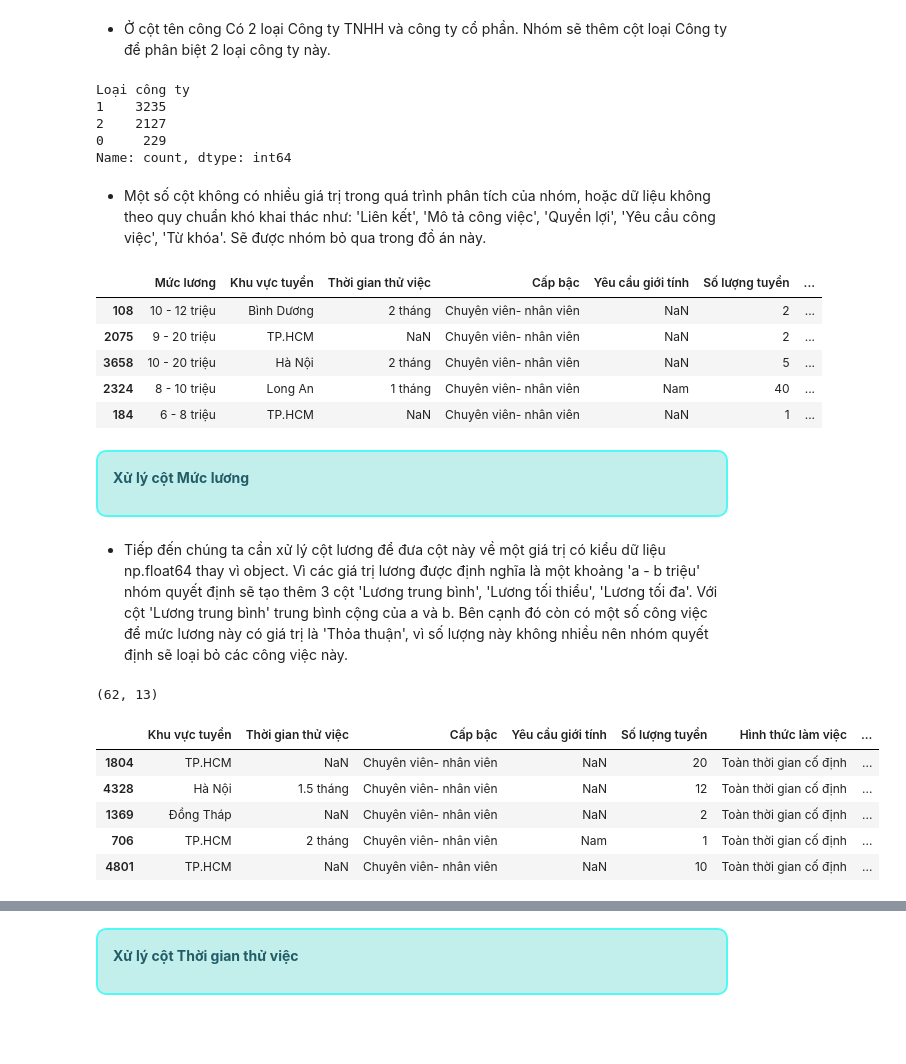
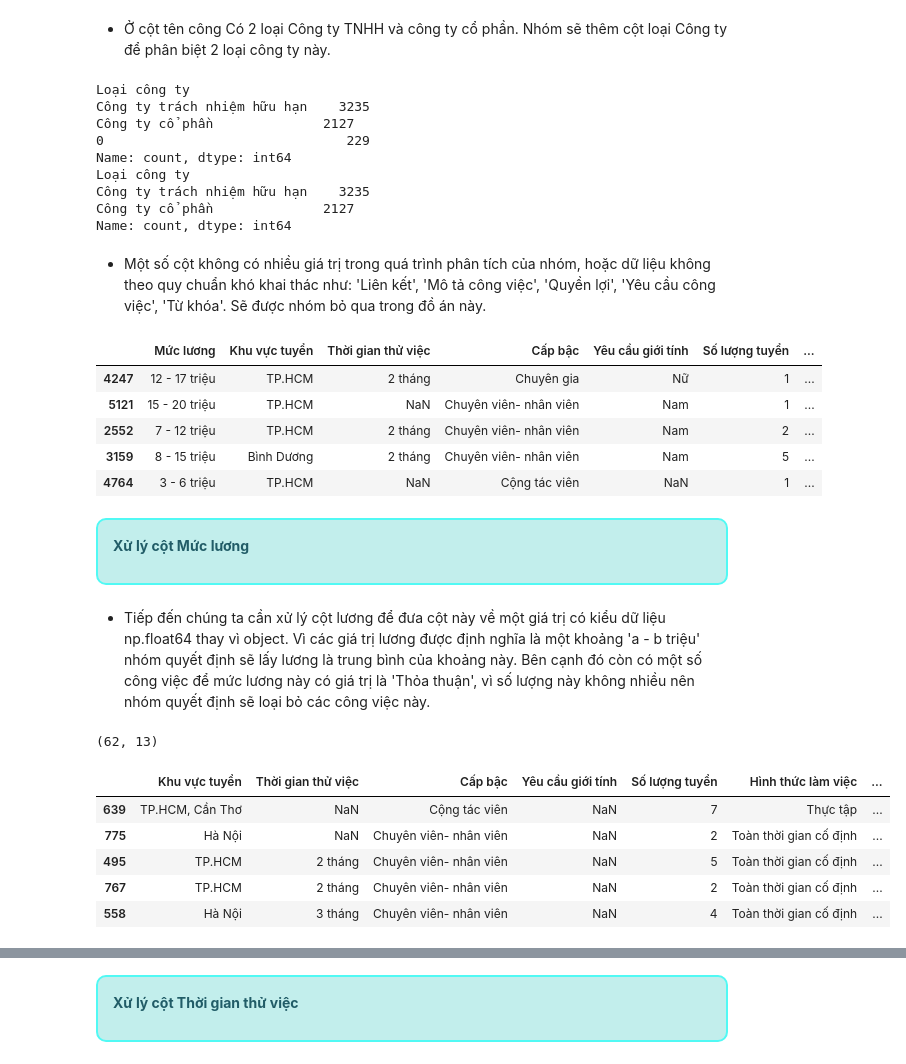
Before and after one commit to HungLVT/NMKHDL, a Jupyter notebook: notebooks/2.0-data-preprocessing.ipynb, the cells around one changed output, grey strips where cells are left out. Cells and saved outputs as stored; diff of their text form; code cells hidden in the pictures; blank space fills up the shorter version.

Commit message:
data-preprocessing Done!

```diff
--- a/notebooks/2.0-data-preprocessing.ipynb
+++ b/notebooks/2.0-data-preprocessing.ipynb
@@ -124,19 +128,24 @@ conditions = [
 ]
 
 # Tạo danh sách giá trị tương ứng cho mỗi điều kiện
-values = [1, 2]
+values = ['Công ty trách nhiệm hữu hạn', 'Công ty cổ phần']
 
 # Áp dụng hàm np.select để gán giá trị cho cột 'Loại công ty'
 raw_data['Loại công ty'] = np.select(conditions, values, default=0)
 print(raw_data['Loại công ty'].value_counts())
 # Xóa những dòng không xác định được loại công ty
-raw_data = raw_data[raw_data['Loại công ty'] != 0]
+raw_data = raw_data[raw_data['Loại công ty'] != '0']
+print(raw_data['Loại công ty'].value_counts())
 # %% [output]
 Loại công ty
-1    3235
-2    2127
-0     229
+Công ty trách nhiệm hữu hạn    3235
+Công ty cổ phần              2127
+0                               229
 Name: count, dtype: int64
+Loại công ty
+Công ty trách nhiệm hữu hạn    3235
+Công ty cổ phần              2127
+Name: count, dtype: int64
 # %% [markdown]
 - Một số cột không có nhiều giá trị trong quá trình phân tích của nhóm, hoặc dữ liệu không theo quy chuẩn khó khai thác như: 'Liên kết', 'Mô tả công việc', 'Quyền lợi', 'Yêu cầu công việc', 'Từ khóa'. Sẽ được nhóm bỏ qua trong đồ án này.
 # %%
@@ -144,17 +153,17 @@ raw_data.drop(['Liên kết','Tên công ty','Tên công việc', 'Mô tả côn
 raw_data.sample(5)
 # %% [output]
 |  | Mức lương | Khu vực tuyển | Thời gian thử việc | Cấp bậc | Yêu cầu giới tính | Số lượng tuyển | ... |
-| 108 | 10 - 12 triệu | Bình Dương | 2 tháng | Chuyên viên- nhân viên | NaN | 2 | ... |
-| 2075 | 9 - 20 triệu | TP.HCM | NaN | Chuyên viên- nhân viên | NaN | 2 | ... |
-| 3658 | 10 - 20 triệu | Hà Nội | 2 tháng | Chuyên viên- nhân viên | NaN | 5 | ... |
-| 2324 | 8 - 10 triệu | Long An | 1 tháng | Chuyên viên- nhân viên | Nam | 40 | ... |
-| 184 | 6 - 8 triệu | TP.HCM | NaN | Chuyên viên- nhân viên | NaN | 1 | ... |
+| 4247 | 12 - 17 triệu | TP.HCM | 2 tháng | Chuyên gia | Nữ | 1 | ... |
+| 5121 | 15 - 20 triệu | TP.HCM | NaN | Chuyên viên- nhân viên | Nam | 1 | ... |
+| 2552 | 7 - 12 triệu | TP.HCM | 2 tháng | Chuyên viên- nhân viên | Nam | 2 | ... |
+| 3159 | 8 - 15 triệu | Bình Dương | 2 tháng | Chuyên viên- nhân viên | Nam | 5 | ... |
+| 4764 | 3 - 6 triệu | TP.HCM | NaN | Cộng tác viên | NaN | 1 | ... |
 # %% [markdown]
 <div style="border-radius: 10px; border: 2px solid #51F9F4; padding: 15px; background-color:#c2eeec; font-size: 100%; text-align: left;">
 
 <font size="+1" color=#215C67><b>Xử lý cột Mức lương</b></font>
 # %% [markdown]
-- Tiếp đến chúng ta cần xử lý cột lương để đưa cột này về một giá trị có kiểu dữ liệu np.float64 thay vì object. Vì các giá trị lương được định nghĩa là một khoảng 'a - b triệu' nhóm quyết định sẽ tạo thêm 3 cột 'Lương trung bình', 'Lương tối thiểu', 'Lương tối đa'. Với cột 'Lương trung bình' trung bình cộng của a và b. Bên cạnh đó còn có một số công việc để mức lương này có giá trị là 'Thỏa thuận', vì số lượng này không nhiều nên nhóm quyết định sẽ loại bỏ các công việc này.
+- Tiếp đến chúng ta cần xử lý cột lương để đưa cột này về một giá trị có kiểu dữ liệu np.float64 thay vì object. Vì các giá trị lương được định nghĩa là một khoảng 'a - b triệu' nhóm quyết định sẽ lấy lương là trung bình của khoảng này. Bên cạnh đó còn có một số công việc để mức lương này có giá trị là 'Thỏa thuận', vì số lượng này không nhiều nên nhóm quyết định sẽ loại bỏ các công việc này.
 # %%
 df = raw_data[raw_data['Mức lương'] == 'Thoả thuận ']
 print(df.shape)
@@ -166,24 +175,24 @@ raw_data.drop(df.index, inplace=True)
 # %%
 def process_salary(salary):
     try:
         a, b = salary.split(' - ')
         a = float(a)
         b = float(b.replace(' triệu', ''))
         return pd.Series([a, b, (a + b) / 2])
     except:
         # Lấy số trong lương
         salary = float(salary.replace(' triệu', ''))
         return pd.Series([salary, salary, salary])
-raw_data[['Mức lương tối thiểu', 'Mức lương tối đa', 'Mức lương trung bình']] = raw_data['Mức lương'].apply(process_salary)
+raw_data[['Mức lương thấp nhất', 'Mức lương cao nhất', 'Mức lương trung bình']] = raw_data['Mức lương'].apply(process_salary)
 raw_data.drop('Mức lương', axis=1, inplace=True)
 raw_data.sample(5)
 # %% [output]
 |  | Khu vực tuyển | Thời gian thử việc | Cấp bậc | Yêu cầu giới tính | Số lượng tuyển | Hình thức làm việc | ... |
-| 1804 | TP.HCM | NaN | Chuyên viên- nhân viên | NaN | 20 | Toàn thời gian cố định | ... |
-| 4328 | Hà Nội | 1.5 tháng | Chuyên viên- nhân viên | NaN | 12 | Toàn thời gian cố định | ... |
-| 1369 | Đồng Tháp | NaN | Chuyên viên- nhân viên | NaN | 2 | Toàn thời gian cố định | ... |
-| 706 | TP.HCM | 2 tháng | Chuyên viên- nhân viên | Nam | 1 | Toàn thời gian cố định | ... |
-| 4801 | TP.HCM | NaN | Chuyên viên- nhân viên | NaN | 10 | Toàn thời gian cố định | ... |
+| 639 | TP.HCM, Cần Thơ | NaN | Cộng tác viên | NaN | 7 | Thực tập | ... |
+| 775 | Hà Nội | NaN | Chuyên viên- nhân viên | NaN | 2 | Toàn thời gian cố định | ... |
+| 495 | TP.HCM | 2 tháng | Chuyên viên- nhân viên | NaN | 5 | Toàn thời gian cố định | ... |
+| 767 | TP.HCM | 2 tháng | Chuyên viên- nhân viên | NaN | 2 | Toàn thời gian cố định | ... |
+| 558 | Hà Nội | 3 tháng | Chuyên viên- nhân viên | NaN | 4 | Toàn thời gian cố định | ... |
 # %%
 raw_data.info()
 # %% [output]
```
Also changed, not shown: parts of 30 cells of this notebook, 6 other files.
